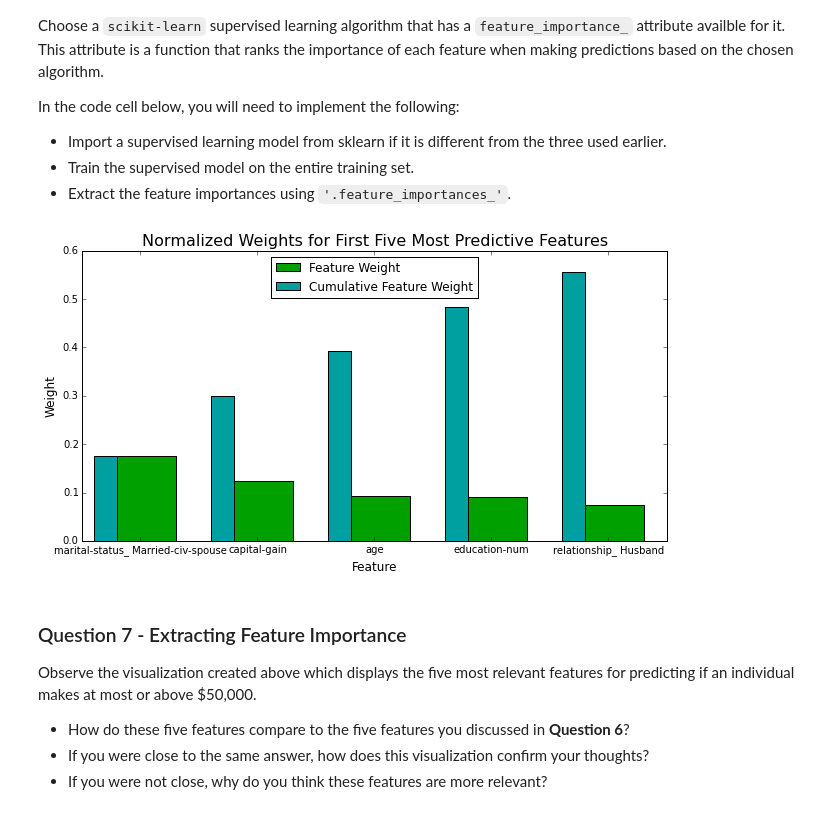
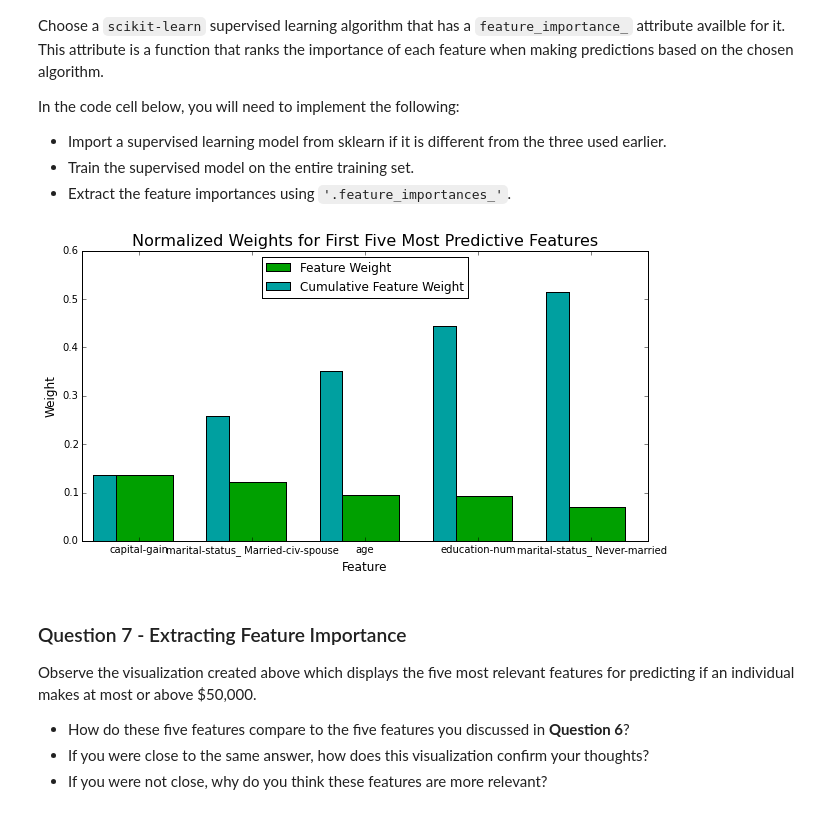
Before and after one commit to erk52/machine-learning, a Jupyter notebook: projects/finding_donors/finding_donors.ipynb, the cells around one changed output. Cells and saved outputs as stored; diff of their text form; code cells hidden in the pictures.

```diff
--- a/projects/finding_donors/finding_donors.ipynb
+++ b/projects/finding_donors/finding_donors.ipynb
@@ -166,7 +168,10 @@ Additionally, as with the non-numeric features, we need to convert the non-numer
 features_final = pd.get_dummies(features_log_minmax_transform)
 
 # TODO: Encode the 'income_raw' data to numerical values
-income = income_raw.map(lambda x: int(x=='>50K'))
+#income = income_raw.map(lambda x: int(x=='>50K'))
+from sklearn.preprocessing import LabelEncoder
+encoder = LabelEncoder()
+income = pd.Series(encoder.fit_transform(income_raw))
 
 # Print the number of features after one-hot encoding
 encoded = list(features_final.columns)
@@ -330,8 +331,8 @@ def train_predict(learner, sample_size, X_train, y_train, X_test, y_test):
 
     # TODO: Fit the learner to the training data using slicing with 'sample_size' using .fit(training_features[:], training_labels[:])
     start = time() # Get start time
-    clf = learner()
-    clf.fit(X_train, y_train)
+
+    learner.fit(X_train[:sample_size], y_train[:sample_size])
     end = time() # Get end time
 
     # TODO: Calculate the training time
@@ -360,7 +361,7 @@ def train_predict(learner, sample_size, X_train, y_train, X_test, y_test):
     results['f_test'] = fbeta_score(y_test,predictions_test,.5)
 
     # Success
-    print("{} trained on {} samples.".format(learner.__name__, sample_size))
+    print("{} trained on {} samples.".format(learner.__class__.__name__, sample_size))
 
     # Return the results
     return results
@@ -380,9 +381,9 @@ from sklearn.svm import SVC
 from sklearn.neighbors import KNeighborsClassifier
 from sklearn.ensemble import RandomForestClassifier
 # TODO: Initialize the three models
-clf_A = SVC
-clf_B = KNeighborsClassifier
-clf_C = RandomForestClassifier
+clf_A = SVC()
+clf_B = KNeighborsClassifier()
+clf_C = RandomForestClassifier(random_state=29)
 
 # TODO: Calculate the number of samples for 1%, 10%, and 100% of the training data
 # HINT: samples_100 is the entire training set i.e. len(y_train)
@@ -395,7 +396,7 @@ samples_1 = int(.01*len(y_train))
 # Collect results on the learners
 results = {}
 for clf in [clf_A, clf_B, clf_C]:
-    clf_name = clf.__name__
+    clf_name = clf.__class__.__name__
     results[clf_name] = {}
     for i, samples in enumerate([samples_1, samples_10, samples_100]):
         results[clf_name][i] = \
@@ -461,7 +462,7 @@ from sklearn.metrics import make_scorer
 from sklearn.grid_search import GridSearchCV
 
 # TODO: Initialize the classifier
-clf = RandomForestClassifier()
+clf = RandomForestClassifier(random_state=29)
 
 
 
@@ -470,11 +471,7 @@ clf = RandomForestClassifier()
 parameters = {'n_estimators': [2,4,6,8,10,16,20], 'max_depth': [2,4,6,8,10,16,20], 'class_weight':[None, 'subsample']}
 
 # TODO: Make an fbeta_score scoring object using make_scorer()
-def sc(true, pred):
-    #print(len(pred))
-    return fbeta_score(true,pred,0.5)
-
-scorer = make_scorer(sc)
+scorer = make_scorer(fbeta_score,beta=0.5)
 
 # TODO: Perform grid search on the classifier using 'scorer' as the scoring method using GridSearchCV()
 grid_obj = GridSearchCV(clf, parameters, scorer)
@@ -554,17 +551,17 @@ In the code cell below, you will need to implement the following:
 # %%
 # TODO: Import a supervised learning model that has 'feature_importances_'
 #RanomForest best_clf has this property
 
 # TODO: Train the supervised model on the training set using .fit(X_train, y_train)
 model = best_clf
 
 # TODO: Extract the feature importances using .feature_importances_
-importances = best_clf.feature_
+importances = best_clf.feature_importances_
 
 # Plot
 vs.feature_plot(importances, X_train, y_train)
 # %% [output]
-[figure, old version]
+[figure, new version]
 # %% [markdown]
 ### Question 7 - Extracting Feature Importance
 
```
Also changed, not shown: parts of 11 cells of this notebook, 1 other file.
